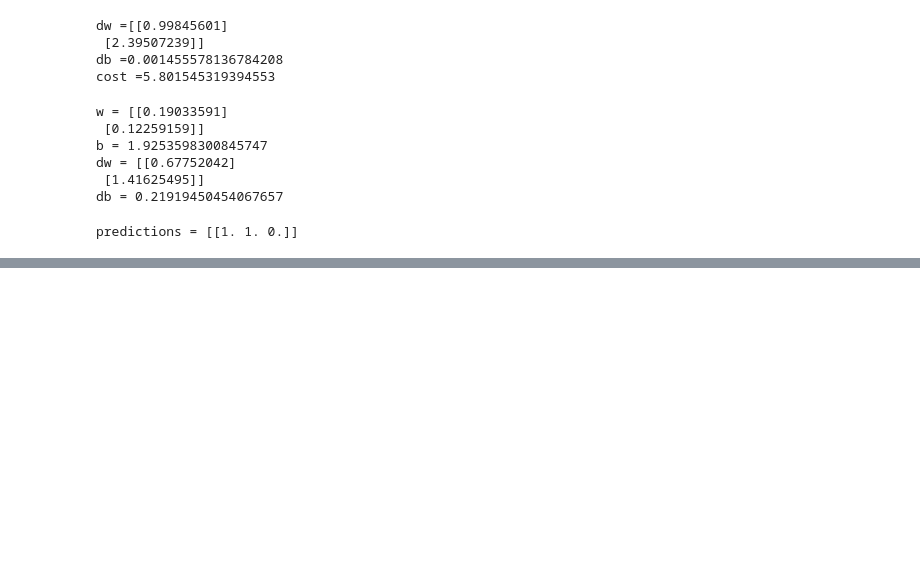
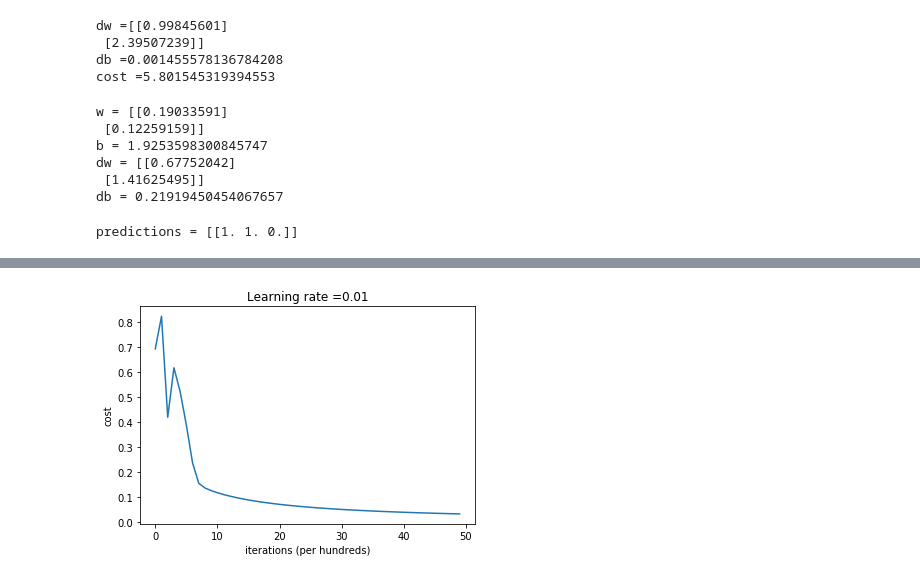
Before and after one commit to ozuro/algoritmo_de_gatos, a Jupyter notebook: Untitled.ipynb, the cells around one changed output, grey strips where cells are left out. Drawn from its saved outputs; the diff is of its cells as text; code cells hidden in the pictures; blank space fills up the shorter version.

Commit message:
v1.2
prueba con imagenes externas

```diff
--- a/Untitled.ipynb
+++ b/Untitled.ipynb
@@ -146,7 +156,7 @@ def optimizacion(w, b, X, Y, num_iterations, learning_rate, print_cost = False):
         if i % 100 == 0:
             costs.append(cost)
         # Print the cost every 100 training iterations
-        if print_cost and i % 100 == 0:
+        if print_cost and i % 500 == 0:
             print ("Cost after iteration %i: %f" %(i, cost))
     params = {"w": w, "b": b}
     grads = {"dw": dw, "db": db}
@@ -189,3 +199,37 @@ X = np.array([[1.,-1.1,-3.2],[1.2,2.,0.1]])
 print ("predictions = " + str(predict(w, b, X)))
 # %% [output]
 predictions = [[1. 1. 0.]]
+# %%
+def model(X_train, Y_train, X_test, Y_test, num_iterations = 2000, learning_rate = 0.5, print_cost =False):
+
+    # Inicializa los parámetros con zeros
+
+    w, b = inicializar_zeros(X_train.shape[0])
+
+    # Gradiente descendiente
+    parameters, grads, costs = optimizacion(w, b, X_train, Y_train, num_iterations, learning_rate, print_cost)
+
+    # Obtener los parametros w and b de "parameters"
+    w = parameters["w"]
+    b = parameters["b"]
+    # Realizar las predicción con los datos de entrenamiento y los datos de prueba)
+
+    Y_prediction_test = predict(w, b, X_test)
+    Y_prediction_train = predict(w, b, X_train)
+    ### END CODE HERE ###
+    # Imprimir el accuracy del modelo
+    print("train accuracy: {} %".format(100 - np.mean(np.abs(Y_prediction_train - Y_train)) * 100))
+    print("test accuracy: {} %".format(100 - np.mean(np.abs(Y_prediction_test - Y_test)) * 100))
+    d = {"costs": costs, "Y_prediction_test": Y_prediction_test,
+    "Y_prediction_train" : Y_prediction_train, "w" : w, "b" : b,
+    "learning_rate" : learning_rate, "num_iterations": num_iterations}
+
+    return d
+# %%
+#entrenar el modelo
+#salida esperada
+#train accuracy: 99.04306220095694 %
+#test accuracy: 70.0 %
+num_iterations = 5000
+learning_rate = 0.01
+d = model(train_set_x, train_set_y, test_set_x, test_set_y, num_iterations, learning_rate,print_cost = True)
@@ -191,0 +249,9 @@ predictions = [[1. 1. 0.]]
+# %%
+costs = np.squeeze(d['costs'])
+plt.plot(costs)
+plt.ylabel('cost')
+plt.xlabel('iterations (per hundreds)')
+plt.title("Learning rate =" + str(d["learning_rate"]))
+plt.show()
+# %% [output]
+[figure, added]
```
Also changed, not shown: parts of 6 cells of this notebook, 9 other files.
